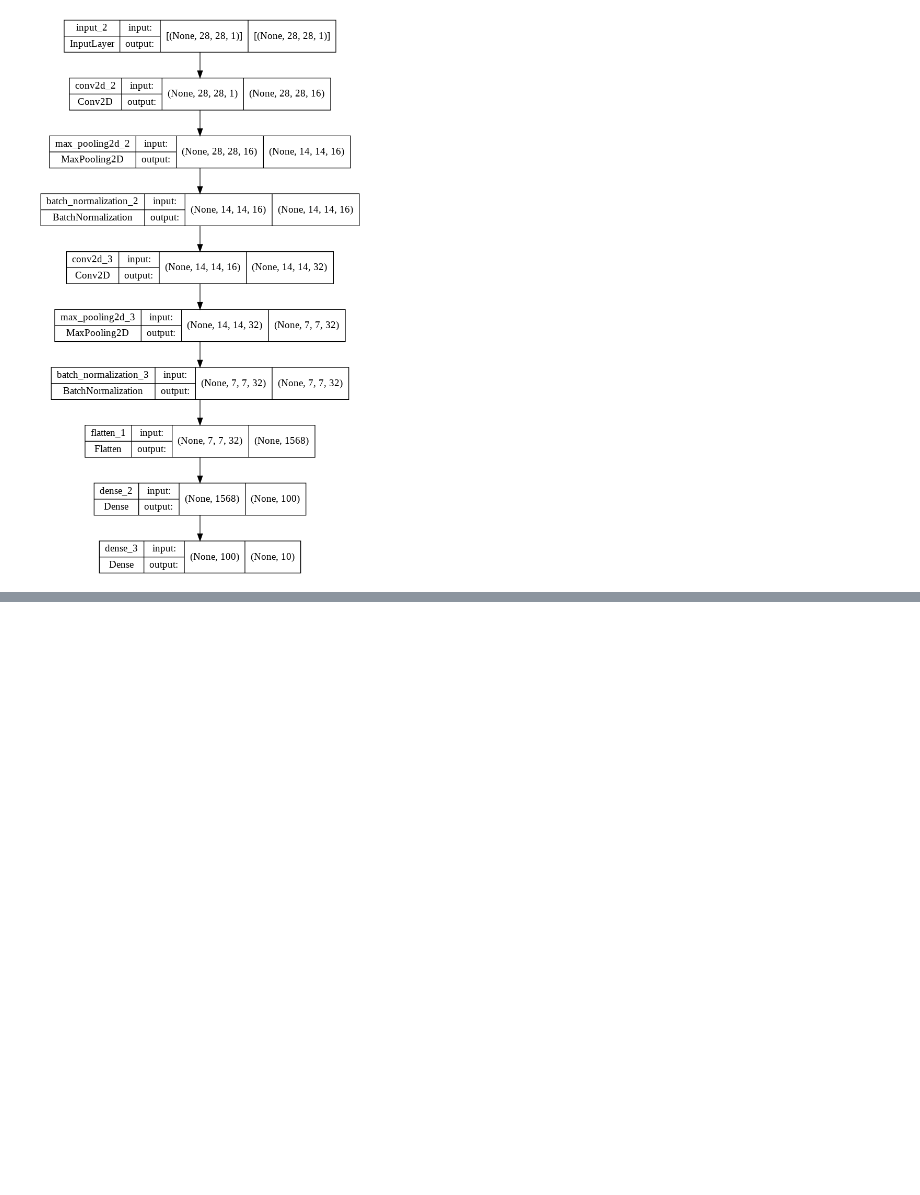
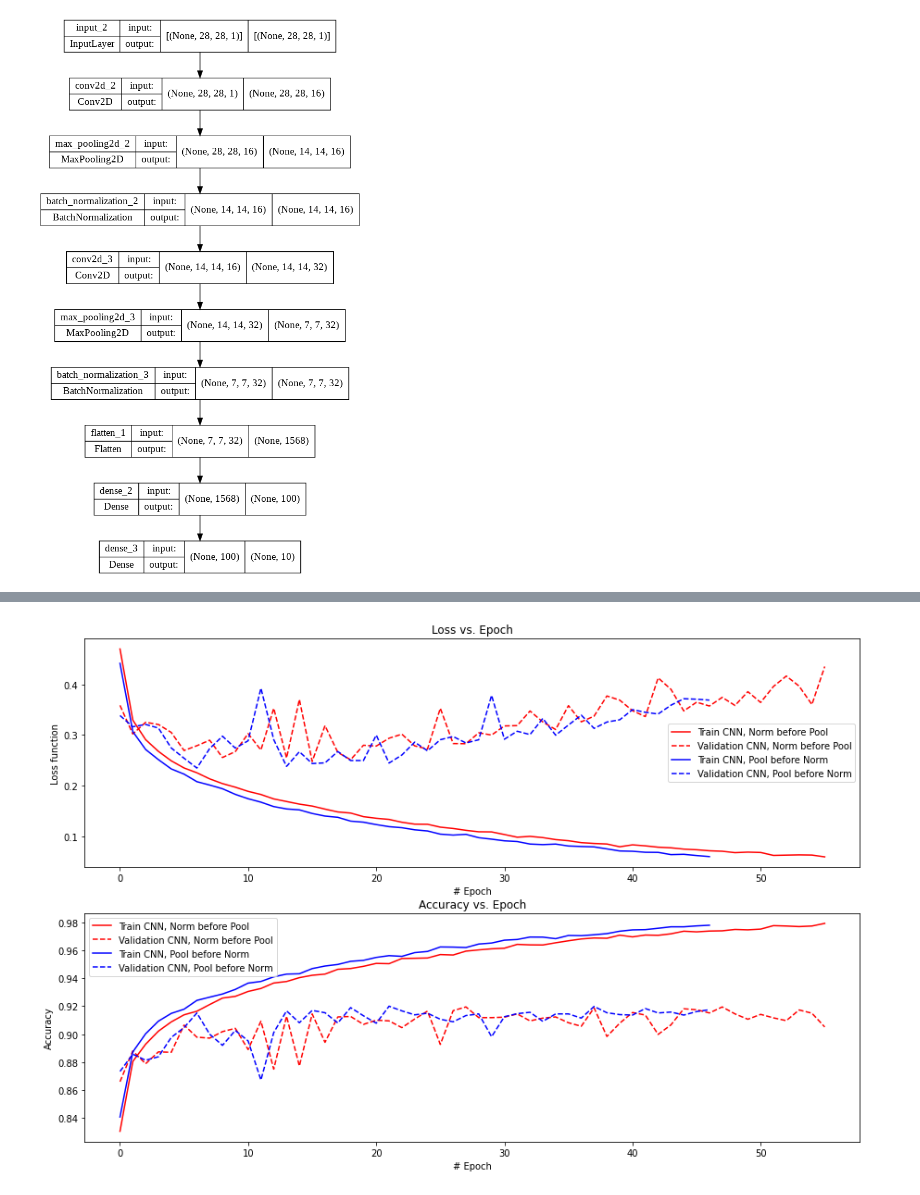
Before and after one commit to RodrigoGrijalba/DNN_HW_1, a Jupyter notebook: Tarea_1.ipynb, the cells around one changed output, grey strips where cells are left out. Drawn from its saved outputs; the diff is of its cells as text; code cells hidden in the pictures; blank space fills up the shorter version.

```diff
--- a/Tarea_1.ipynb
+++ b/Tarea_1.ipynb
@@ -174,0 +193,17 @@ plot_model(pool_bf_norm, to_file="pool_bf_norm.png", show_shapes=True)
+# %%
+# Callbacks
+# ModelCheckpoint guardara el modelo cada vez que exista una mejora
+# en el accuracy del conjunto de validación
+mode_as_pool_bf_norm = get_ckpt("class_model_pool_bf_norm.h5")
+mode_as_norm_bf_pool = get_ckpt("class_model_norm_bf_pool.h5")
+
+# EarlyStopping terminara el entrenamiento si no existe una mejora
+# en el accuracy en 40 epocas
+early_stopping = EarlyStopping(patience=40,
+                               verbose=1,
+                               mode="auto")
+
+callbacks_pool_bf_norm = [mode_as_pool_bf_norm, early_stopping]
+callbacks_norm_bf_pool = [mode_as_norm_bf_pool, early_stopping]
+# %%
+history_norm_bf_pool = norm_bf_pool.fit(data_gen_train,epochs=200,validation_data=data_gen_val,callbacks=callbacks_norm_bf_pool)
@@ -174,0 +228,2 @@ plot_model(pool_bf_norm, to_file="pool_bf_norm.png", show_shapes=True)
+# %%
+history_pool_bf_norm = pool_bf_norm.fit(data_gen_train,epochs=200,validation_data=data_gen_val,callbacks=callbacks_pool_bf_norm)
@@ -174,0 +248,31 @@ plot_model(pool_bf_norm, to_file="pool_bf_norm.png", show_shapes=True)
+# %%
+fig_labels = ["Train CNN, Norm before Pool",
+              "Validation CNN, Norm before Pool",
+              "Train CNN, Pool before Norm",
+              "Validation CNN, Pool before Norm"]
+
+plt.figure(figsize=(15,10))
+
+plt.subplot(2,1,1)
+plt.plot(history_norm_bf_pool.history["loss"], "r-")
+plt.plot(history_norm_bf_pool.history["val_loss"], "r--")
+plt.plot(history_pool_bf_norm.history["loss"], "b-")
+plt.plot(history_pool_bf_norm.history["val_loss"], "b--")
+plt.xlabel("# Epoch")
+plt.ylabel("Loss function")
+plt.legend(fig_labels)
+plt.title("Loss vs. Epoch")
+
+plt.subplot(2,1,2)
+plt.plot(history_norm_bf_pool.history["accuracy"], "r-")
+plt.plot(history_norm_bf_pool.history["val_accuracy"], "r--")
+plt.plot(history_pool_bf_norm.history["accuracy"], "b-")
+plt.plot(history_pool_bf_norm.history["val_accuracy"], "b--")
+plt.xlabel("# Epoch")
+plt.ylabel("Accuracy")
+plt.legend(fig_labels)
+plt.title("Accuracy vs. Epoch")
+
+plt.show()
+# %% [output]
+[figure, added]
```
Also changed, not shown: parts of 8 cells of this notebook, 2 other files.
